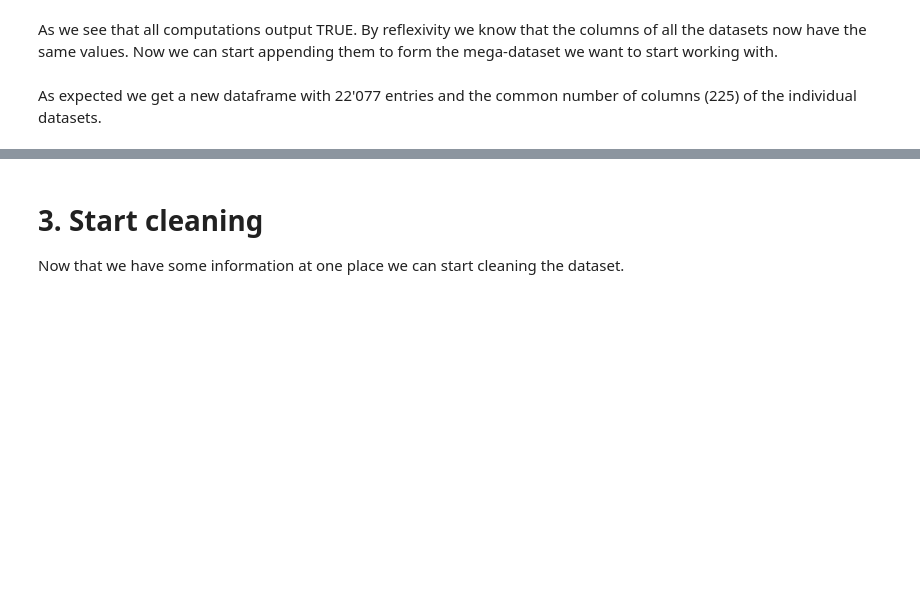
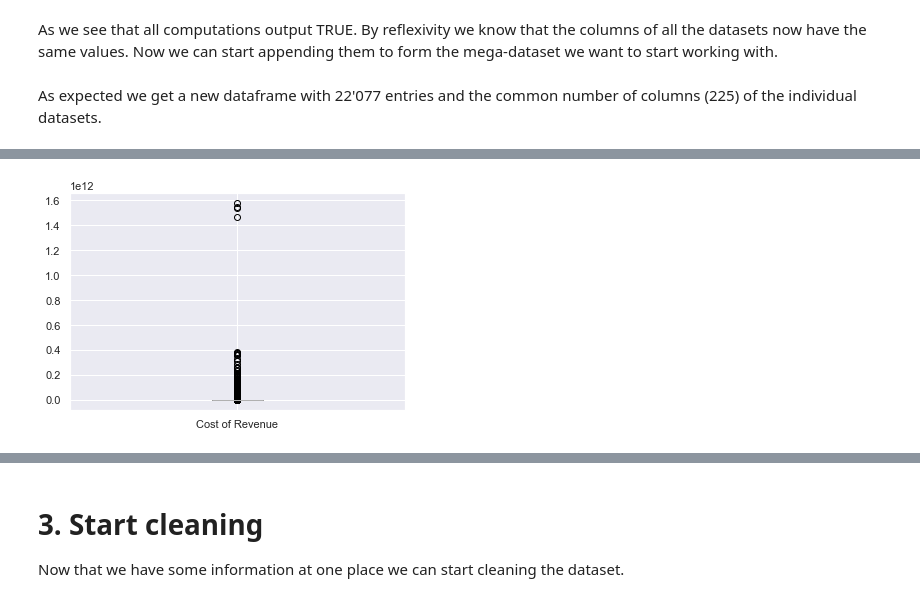
Before and after one commit to frheus/ML_Finance, a Jupyter notebook: test.ipynb, the cells around one changed output, grey strips where cells are left out. Drawn from its saved outputs; the diff is of its cells as text; code cells hidden in the pictures; blank space fills up the shorter version.

```diff
--- a/test.ipynb
+++ b/test.ipynb
@@ -136,0 +175,4 @@ As expected we get a new dataframe with 22'077 entries and the common number of
+# %%
+boxplot = df.boxplot(column=["Cost of Revenue"])
+# %% [output]
+[figure, added]
```
Also changed, not shown: parts of 46 cells of this notebook.
